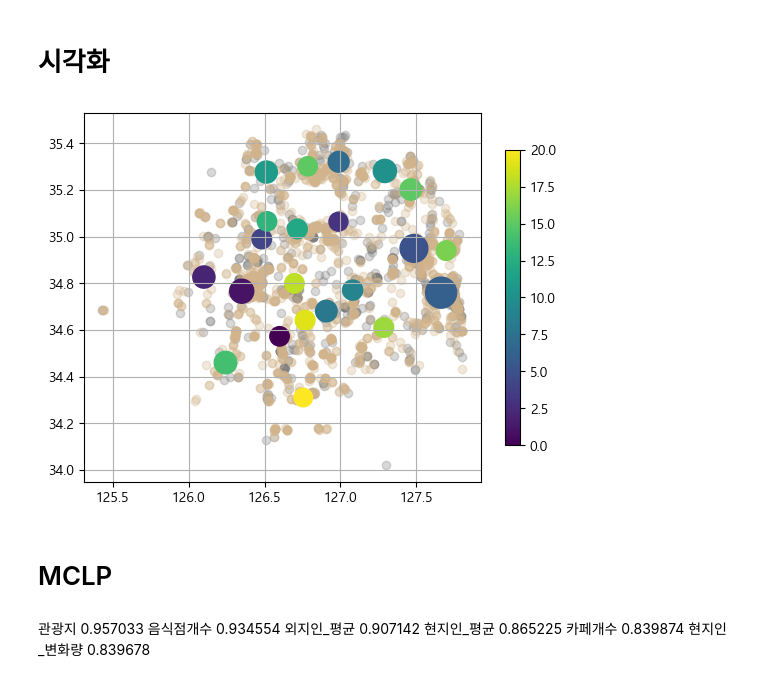
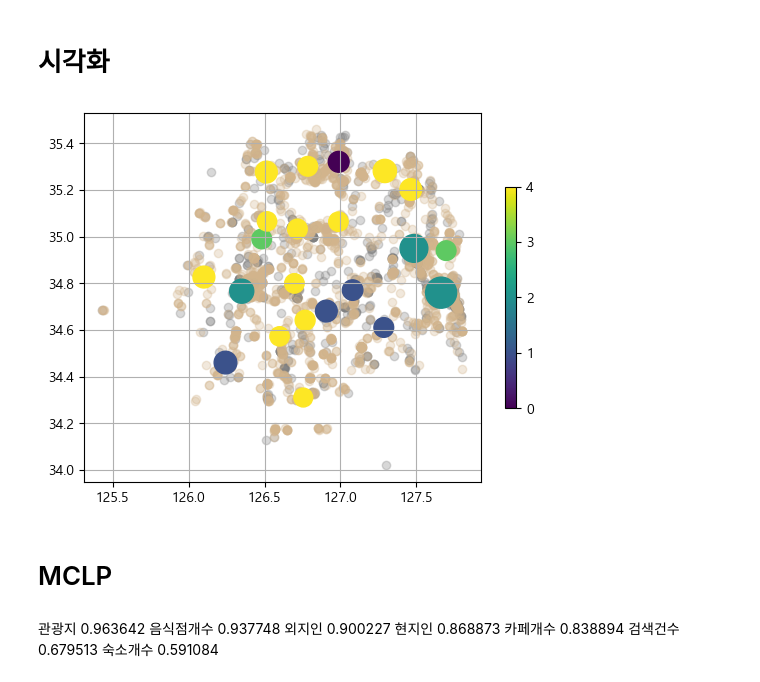
Before and after one commit to sheershay/ise-sr-project, a Jupyter notebook: clustering/clustering.ipynb, the cells around one changed output. Saved outputs shown, nothing was run; the diff lists cells and outputs as text; code cells hidden in the pictures.

Commit message:
Redefine the clusters

```diff
--- a/clustering/clustering.ipynb
+++ b/clustering/clustering.ipynb
@@ -981,7 +345,7 @@ scaler=StandardScaler()
 
 f_df=pd.DataFrame((scaler.fit_transform(feat_df)),
                   columns=['음식점개수','검색건수','관광지','비대면지수',
-                  '숙소개수','카페개수','현지인_평균','현지인_변화량',
-                  '외지인_평균','외지인_변화량','교통시설','기타관광',
+                  '숙소개수','카페개수','현지인',
+                  '외지인','교통시설','기타관광',
                   '쇼핑몰','시장','육상레저스포츠',
                   '자연경관(하천/해양)','자연공원','종교성지'])
@@ -1125,5 +504,5 @@ plt.show()
 # %%
-kmeans = KMeans(n_clusters=4,random_state=42)
+kmeans = KMeans(n_clusters=5,random_state=42)
 kmeans.fit(x_pca)
 
 x22=np.arange(len(f_df))
@@ -1148,13 +531,35 @@ plt.show()
+# %%
+ys=pd.read_excel('./ys.xlsx')
+sc=pd.read_excel('./sc.xlsx')
+mp=pd.read_excel('./mp.xlsx')
+
+mn=pd.read_excel('./mn.xlsx')
+gy=pd.read_excel('./gy.xlsx')
+
+dy=pd.read_excel('./dy.xlsx')
+
+hn=pd.read_excel('./hn.xlsx')
+nj=pd.read_excel('./nj.xlsx')
+gr=pd.read_excel('./gr.xlsx')
+wd=pd.read_excel('./wd.xlsx')
+gj=pd.read_excel('./gj.xlsx')
+bs=pd.read_excel('./bs.xlsx')
+js=pd.read_excel('./js.xlsx')
+jd=pd.read_excel('./jd.xlsx')
+sn=pd.read_excel('./sn.xlsx')
+hp=pd.read_excel('./hp.xlsx')
+ym=pd.read_excel('./ym.xlsx')
+gs=pd.read_excel('./gs.xlsx')
 # %%
 type_1=pd.concat([ys,sc,mp],ignore_index=True).drop(['도로명주소'],axis=1)
 type_2=pd.concat([mn,gy],ignore_index=True).drop(['도로명주소'],axis=1)
+type_4=pd.concat([bs,jd],ignore_index=True).drop(['도로명주소'],axis=1)
 dy.drop(['도로명주소'],axis=1)
 
 t1_f1=type_1['중분류 카테고리'].value_counts().to_frame()
-t1_f2=type_1['소분류 카테고리'].value_counts().to_frame()
 
 t2_f1=type_2['중분류 카테고리'].value_counts().to_frame()
-t2_f2=type_2['소분류 카테고리'].value_counts().to_frame()
 
 dy_f1=dy['중분류 카테고리'].value_counts().to_frame()
-dy_f2=dy['소분류 카테고리'].value_counts().to_frame()
+
+t4_f1=type_4['중분류 카테고리'].value_counts().to_frame()
@@ -1245,13 +595,19 @@ ymax=max(coord_std['위도'])
 # %%
 plt.scatter(x=accomm_df['경도'],y=accomm_df['위도'],alpha=0.3,c='grey')
 plt.scatter(x=cafe['경도'],y=cafe['위도'],alpha=0.3,c='tan')
 
 plt.scatter(meal['경도'],meal['위도'],
             c=kmeans.labels_,s=lr_df['최종점수']*100)
 
-plt.colorbar(shrink=0.8)
+plt.scatter(type_1['경도'],type_1['위도'])
+plt.scatter(type_2['경도'],type_2['위도'])
+plt.scatter(dy['경도'],dy['위도'])
+plt.scatter(type_4['경도'],type_4['위도'])
+
+
+plt.colorbar(shrink=0.6).set_ticks([0,1,2,3,4])
 
 plt.grid()
 plt.show()
 # %% [output]
-[figure, old version]
+[figure, new version]
@@ -1260,9 +614,10 @@ k_centres=kmeans.cluster_centers_.copy()
 # %% [markdown]
 # MCLP
 # %% [markdown]
-관광지            0.957033
-음식점개수          0.934554
-외지인_평균         0.907142
-현지인_평균         0.865225
-카페개수           0.839874
-현지인_변화량        0.839678
+관광지              0.963642
+음식점개수          0.937748
+외지인            0.900227
+현지인            0.868873
+카페개수           0.838894
+검색건수           0.679513
+숙소개수           0.591084
```
Also changed, not shown: parts of 56 cells of this notebook, 40 other files.
